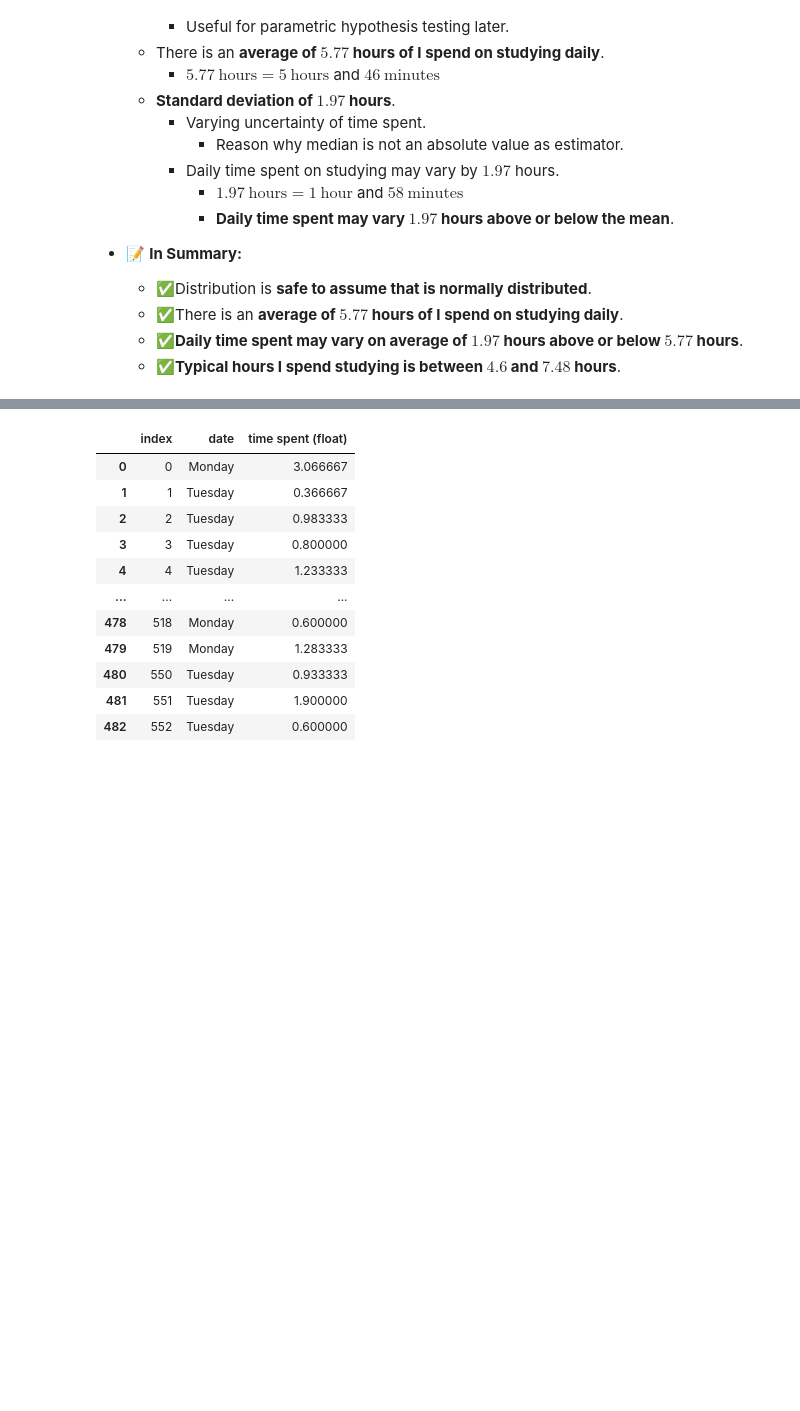
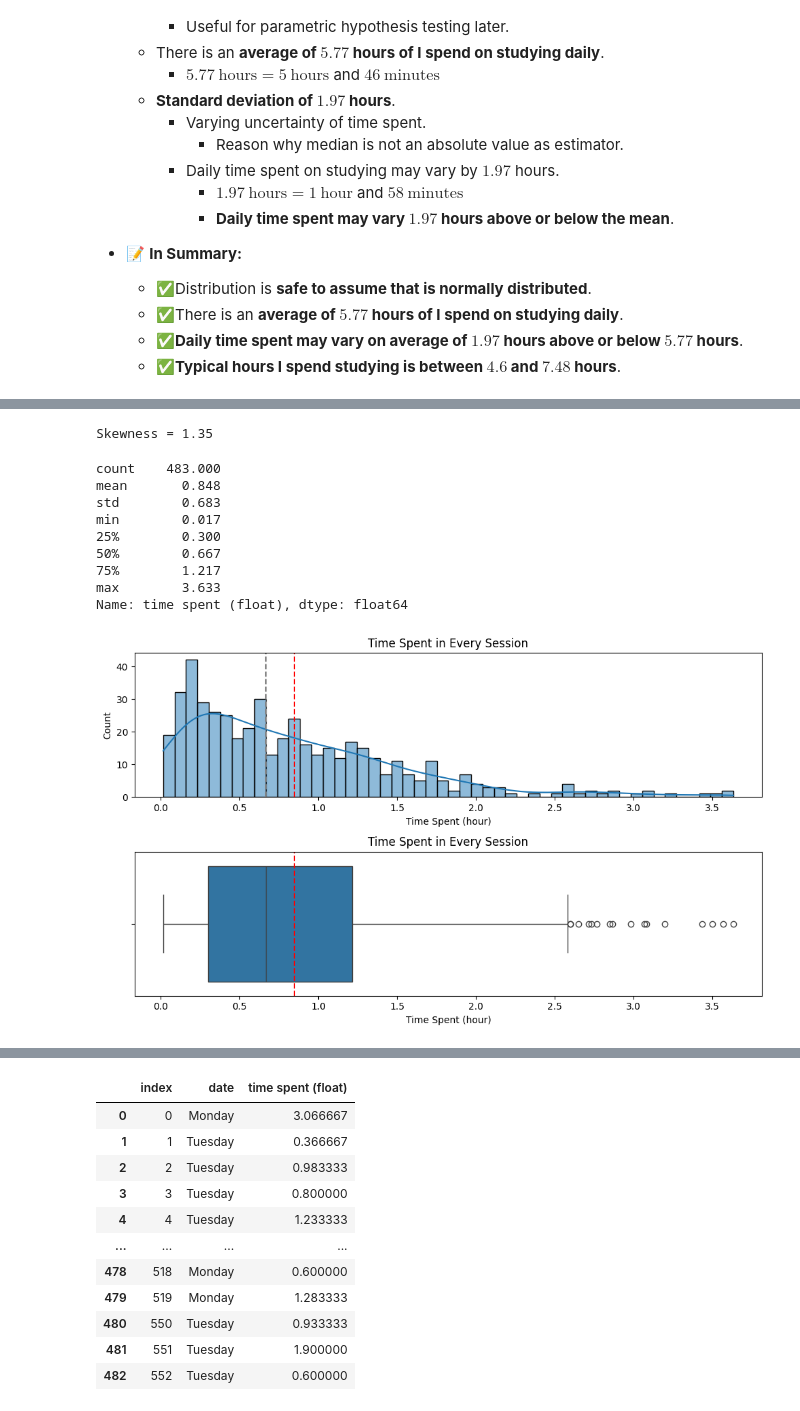
Before and after one commit to Ivan-Alexis-Tan/Time-Spent-on-Studying, a Jupyter notebook: Time spent analysis.ipynb, the cells around one changed output, grey strips where cells are left out. Cells and saved outputs as stored; diff of their text form; code cells hidden in the pictures; blank space fills up the shorter version.

```diff
--- a/Time spent analysis.ipynb
+++ b/Time spent analysis.ipynb
@@ -396,0 +388,3 @@ Name: time spent (float), dtype: float64
+# %%
+df_study_time_per_session = df_learning[['date', 'time spent (float)', 'month', 'day']]
+df_study_time_per_session
@@ -396,0 +405,35 @@ Name: time spent (float), dtype: float64
+# %%
+# Plotting Data Distribution of Time Spent on Every Study Session
+fig, ax = plt.subplots(2, 1, figsize=(10, 6))                                                           #<- Figure size customization
+
+# Histogram
+plot1 = sns.histplot(df_study_time_per_session['time spent (float)'], kde=True, bins=50, ax=ax[0])      #<- Histogram
+plot1.axvline(df_study_time_per_session['time spent (float)'].mean(), color='red', linestyle='--')      #<- Mean line (red)
+plot1.axvline(df_study_time_per_session['time spent (float)'].median(), color='gray', linestyle='--')   #<- Median line (gray)
+plot1.set_title('Time Spent in Every Session')                                                          #<- Title
+plot1.set_xlabel('Time Spent (hour)')                                                                   #<- xlabel
+
+# Box Plot
+plot2 = sns.boxplot(x=df_study_time_per_session['time spent (float)'], ax=ax[1])                        #<- Box Plot
+plot2.axvline(df_study_time_per_session['time spent (float)'].mean(), color='red', linestyle='--')      #<- Mean line (red)
+plot2.set_title('Time Spent in Every Session')                                                          #<- Title
+plot2.set_xlabel('Time Spent (hour)')                                                                   #<- xlabel
+
+plt.tight_layout()
+
+# Terminal Output
+print(f'Skewness = {scistat.skew(df_study_time_per_session["time spent (float)"]):.2f}')                #<- Skewness
+
+df_study_time_per_session['time spent (float)'].describe().round(3)                                     #<- Descriptive statistics
+# %% [output]
+Skewness = 1.35
+count    483.000
+mean       0.848
+std        0.683
+min        0.017
+25%        0.300
+50%        0.667
+75%        1.217
+max        3.633
+Name: time spent (float), dtype: float64
+[figure, added]
```
Also changed, not shown: parts of 21 cells of this notebook.
